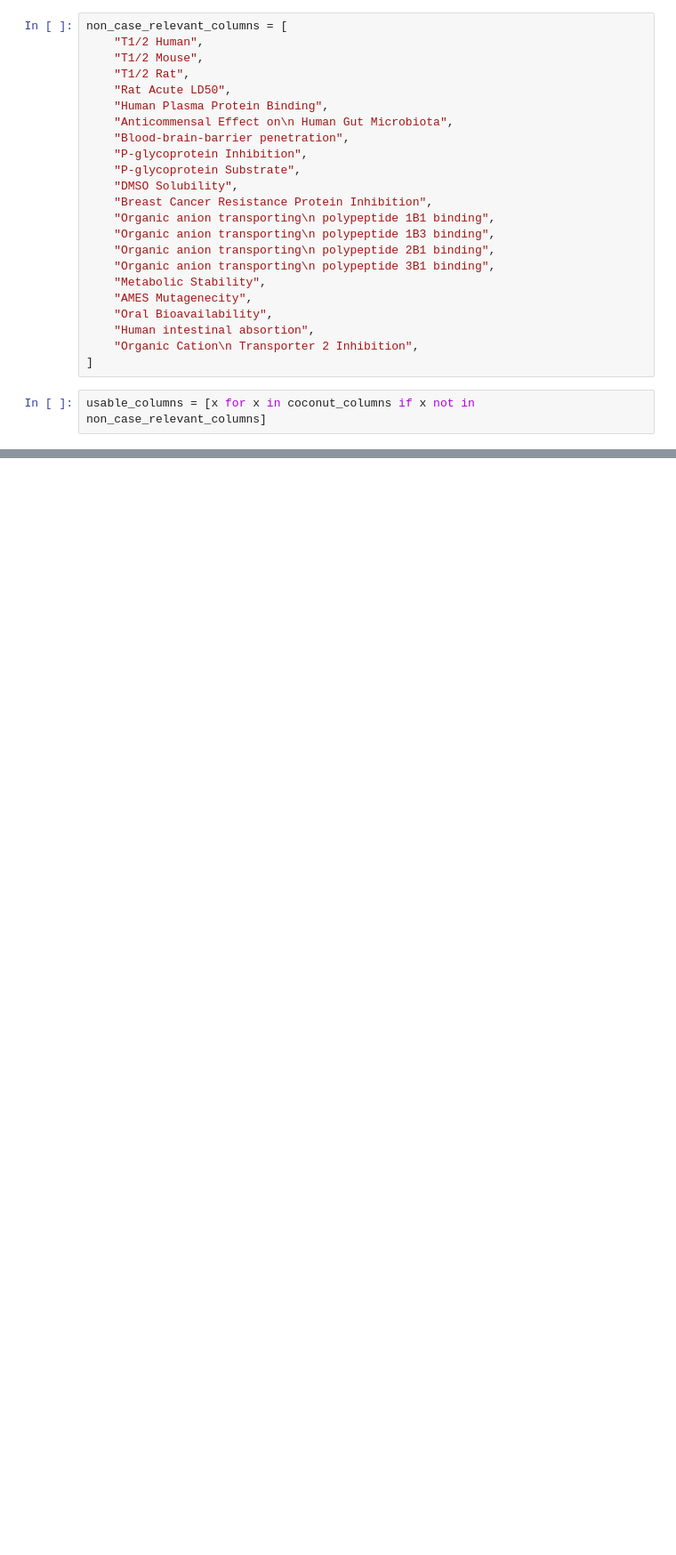
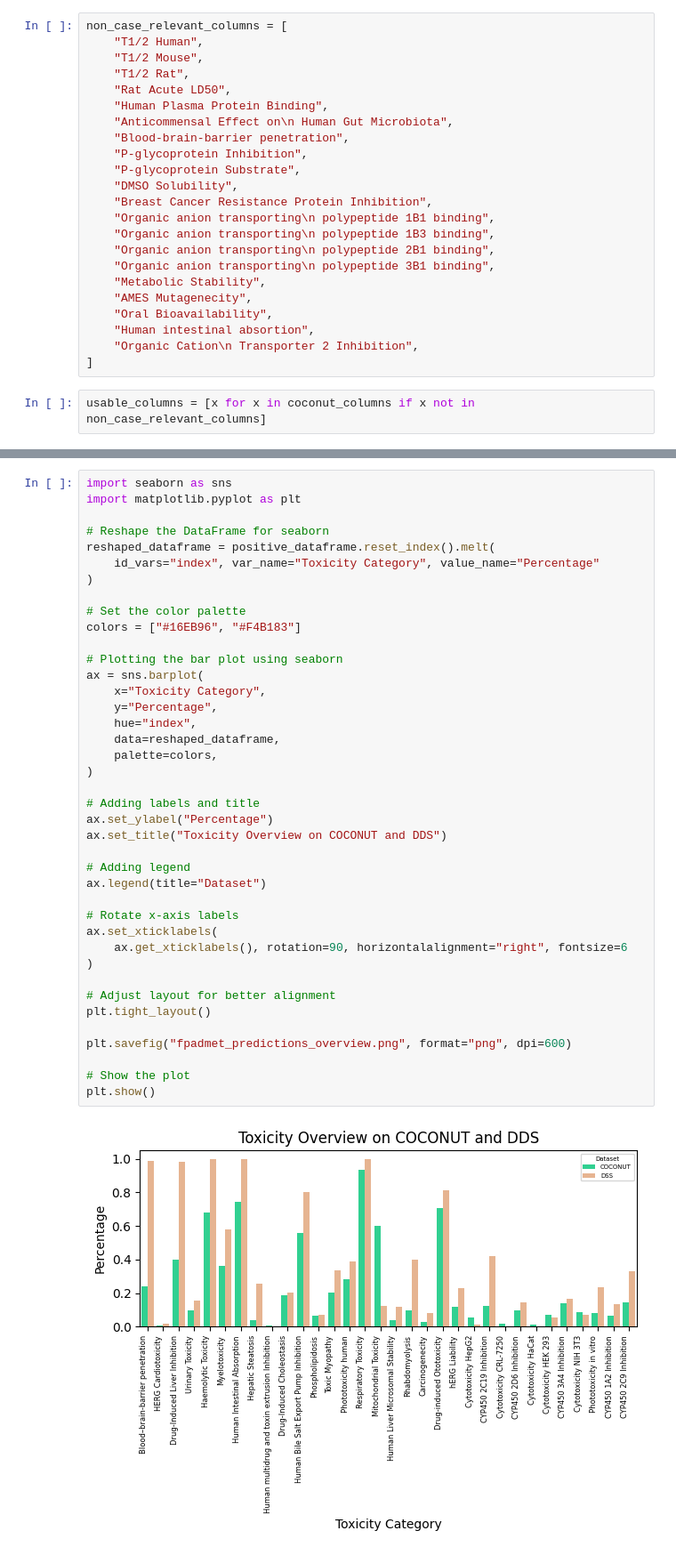
Before and after one commit to enveda/np-clinical-trials, a Jupyter notebook: notebooks/toxicity/fpadmet.ipynb, the cells around one changed output, grey strips where cells are left out. Shown at 89% size. Drawn from its saved outputs; the diff is of its cells as text; blank space fills up the shorter version.

Commit message:
Changing pathing and adding overview plot

```diff
--- a/notebooks/toxicity/fpadmet.ipynb
+++ b/notebooks/toxicity/fpadmet.ipynb
@@ -434,0 +525,42 @@ Hepatic Steatosis Index(['Negative', 'Positive'], dtype='object')
+# %%
+import seaborn as sns
+import matplotlib.pyplot as plt
+
+# Reshape the DataFrame for seaborn
+reshaped_dataframe = positive_dataframe.reset_index().melt(
+    id_vars="index", var_name="Toxicity Category", value_name="Percentage"
+)
+
+# Set the color palette
+colors = ["#16EB96", "#F4B183"]
+
+# Plotting the bar plot using seaborn
+ax = sns.barplot(
+    x="Toxicity Category",
+    y="Percentage",
+    hue="index",
+    data=reshaped_dataframe,
+    palette=colors,
+)
+
+# Adding labels and title
+ax.set_ylabel("Percentage")
+ax.set_title("Toxicity Overview on COCONUT and DDS")
+
+# Adding legend
+ax.legend(title="Dataset")
+
+# Rotate x-axis labels
+ax.set_xticklabels(
+    ax.get_xticklabels(), rotation=90, horizontalalignment="right", fontsize=6
+)
+
+# Adjust layout for better alignment
+plt.tight_layout()
+
+plt.savefig("fpadmet_predictions_overview.png", format="png", dpi=600)
+
+# Show the plot
+plt.show()
+# %% [output]
+[figure, added]
```
Also changed, not shown: parts of 3 cells of this notebook, 1 other file.
